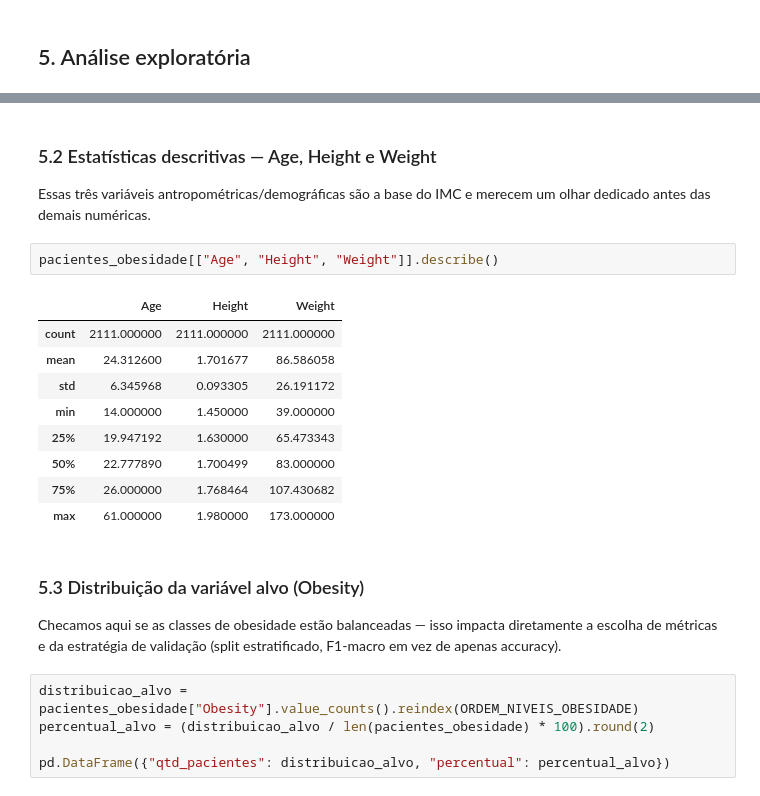
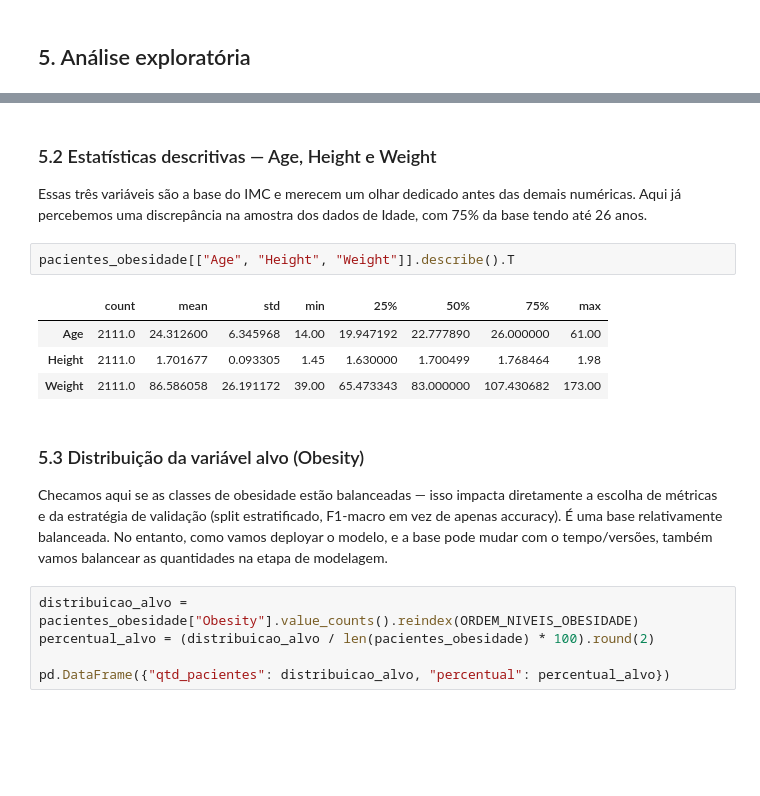
Before and after one commit to maclabr/tech-challenge-obesidade, a Jupyter notebook: notebooks/01_eda.ipynb, the cells around one changed output, grey strips where cells are left out. Drawn from its saved outputs; the diff is of its cells as text; blank space fills up the shorter version.

```diff
--- a/notebooks/01_eda.ipynb
+++ b/notebooks/01_eda.ipynb
@@ -122,23 +136,19 @@ Percentual de linhas duplicadas: 1.14%
 # %% [markdown]
 ### 5.2 Estatísticas descritivas — Age, Height e Weight
 
-Essas três variáveis antropométricas/demográficas são a base do IMC e merecem um olhar dedicado antes das demais numéricas.
+Essas três variáveis são a base do IMC e merecem um olhar dedicado antes das demais numéricas. Aqui já percebemos uma discrepância na amostra dos dados de Idade, com 75% da base tendo até 26 anos.
 # %%
-pacientes_obesidade[["Age", "Height", "Weight"]].describe()
+pacientes_obesidade[["Age", "Height", "Weight"]].describe().T
 # %% [output]
-|  | Age | Height | Weight |
-| count | 2111.000000 | 2111.000000 | 2111.000000 |
-| mean | 24.312600 | 1.701677 | 86.586058 |
-| std | 6.345968 | 0.093305 | 26.191172 |
-| min | 14.000000 | 1.450000 | 39.000000 |
-| 25% | 19.947192 | 1.630000 | 65.473343 |
-| 50% | 22.777890 | 1.700499 | 83.000000 |
-| 75% | 26.000000 | 1.768464 | 107.430682 |
-| max | 61.000000 | 1.980000 | 173.000000 |
+|  | count | mean | std | min | 25% | 50% | 75% | max |
+| Age | 2111.0 | 24.312600 | 6.345968 | 14.00 | 19.947192 | 22.777890 | 26.000000 | 61.00 |
+| Height | 2111.0 | 1.701677 | 0.093305 | 1.45 | 1.630000 | 1.700499 | 1.768464 | 1.98 |
+| Weight | 2111.0 | 86.586058 | 26.191172 | 39.00 | 65.473343 | 83.000000 | 107.430682 | 173.00 |
 # %% [markdown]
 ### 5.3 Distribuição da variável alvo (Obesity)
 
 Checamos aqui se as classes de obesidade estão balanceadas — isso impacta diretamente a escolha de métricas e da estratégia de validação (split estratificado, F1-macro em vez de apenas accuracy).
+É uma base relativamente balanceada. No entanto, como vamos deployar o modelo, e a base pode mudar com o tempo/versões, também vamos balancear as quantidades na etapa de modelagem.
 # %%
 distribuicao_alvo = pacientes_obesidade["Obesity"].value_counts().reindex(ORDEM_NIVEIS_OBESIDADE)
 percentual_alvo = (distribuicao_alvo / len(pacientes_obesidade) * 100).round(2)
```
Also changed, not shown: parts of 40 cells of this notebook.
